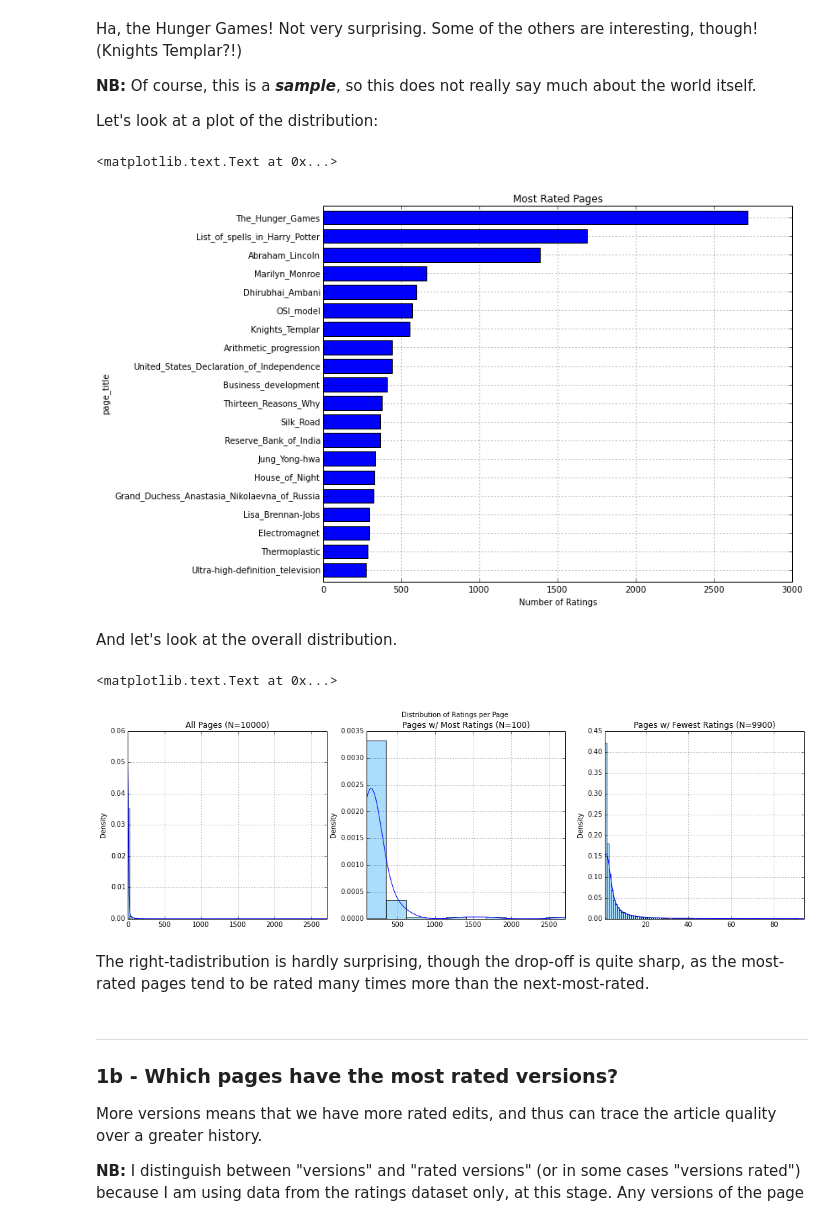
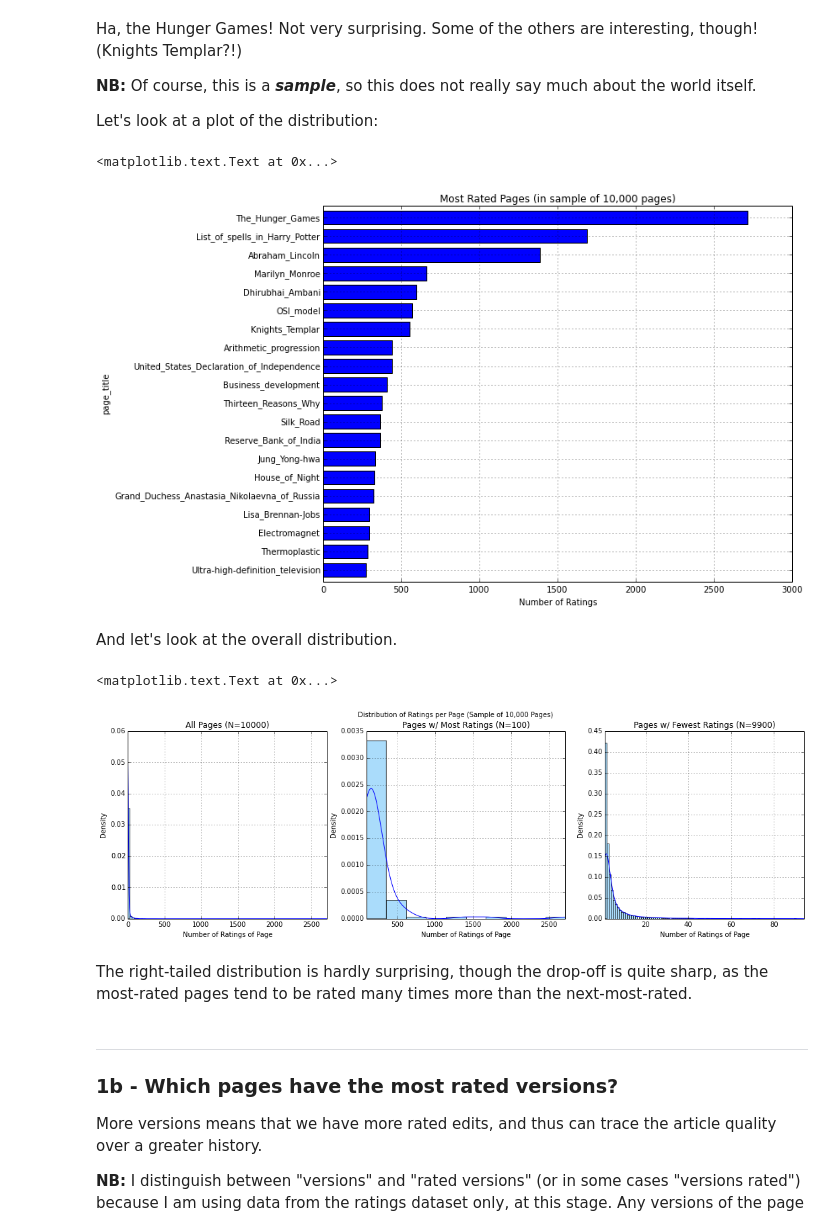
Before and after one commit to bkfunk/rating_wiki, a Jupyter notebook: Explore Ratings.ipynb, the cells around one changed output. Saved outputs shown, nothing was run; the diff lists cells and outputs as text; code cells hidden in the pictures.

```diff
--- a/Explore Ratings.ipynb
+++ b/Explore Ratings.ipynb
@@ -145,37 +164,38 @@ fig = plt.figure()
 r.sort() # sort ascending and take the tail so that the top bar on the plot is the highest of the group
 ax = r.tail(20).plot(
     kind='barh',
-    title='Most Rated Pages',
+    title='Most Rated Pages (in sample of 10,000 pages)',
     figsize=(10, 8))
 ax.set_xlabel('Number of Ratings')
 # %% [output]
 <matplotlib.text.Text at 0x...>
-[figure, old version]
+[figure, new version]
 # %% [markdown]
 And let's look at the overall distribution.
 # %%
 fig, axes = plt.subplots(nrows=1, ncols=3, figsize=(18,5))
 
 for i, section, title in [(0, r, 'All Pages'),
                 (1, r.iloc[-100:], 'Pages w/ Most Ratings'),
                 (2, r.iloc[0:-100], 'Pages w/ Fewest Ratings')] :
     section.hist(ax=axes[i],
            normed=True,
            bins=math.sqrt(section.count()),
            color='lightskyblue',
            alpha=0.7)
     section.plot(ax=axes[i],
                  kind='kde',
                  xlim=(section.min(), section.max()),
                  title="%s (N=%d)" % (title, section.count()))
+    axes[i].set_xlabel("Number of Ratings of Page")
 
-fig.suptitle("Distribution of Ratings per Page")
+fig.suptitle("Distribution of Ratings per Page (Sample of 10,000 Pages)")
 #fig.tight_layout()
 # %% [output]
 <matplotlib.text.Text at 0x...>
-[figure, old version]
+[figure, new version]
 # %% [markdown]
-The right-tadistribution is hardly surprising, though the drop-off is quite sharp, as the most-rated pages tend to be rated many times more than the next-most-rated.
+The right-tailed distribution is hardly surprising, though the drop-off is quite sharp, as the most-rated pages tend to be rated many times more than the next-most-rated.
 # %% [markdown]
 -----
 ### 1b - Which pages have the most rated versions?
```
Also changed, not shown: parts of 8 cells of this notebook, 2 other files.
